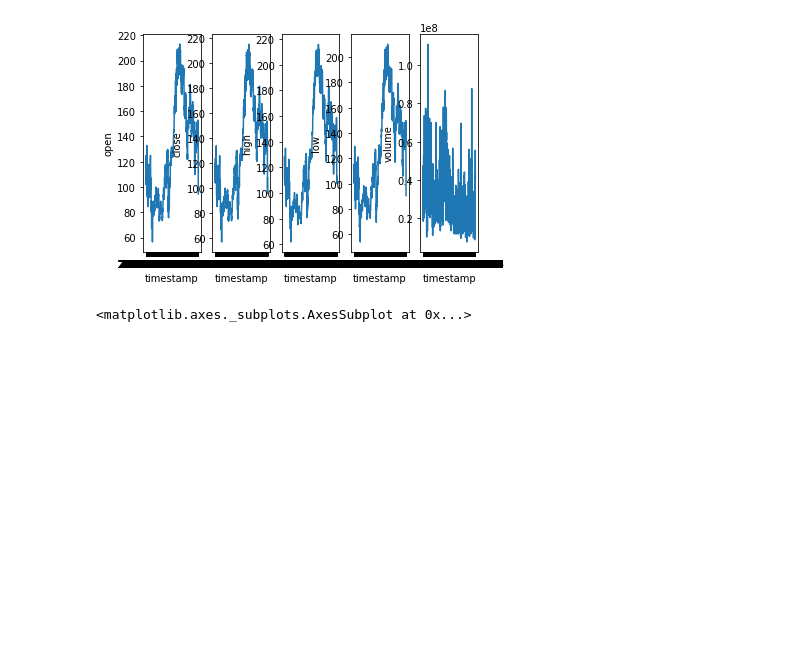
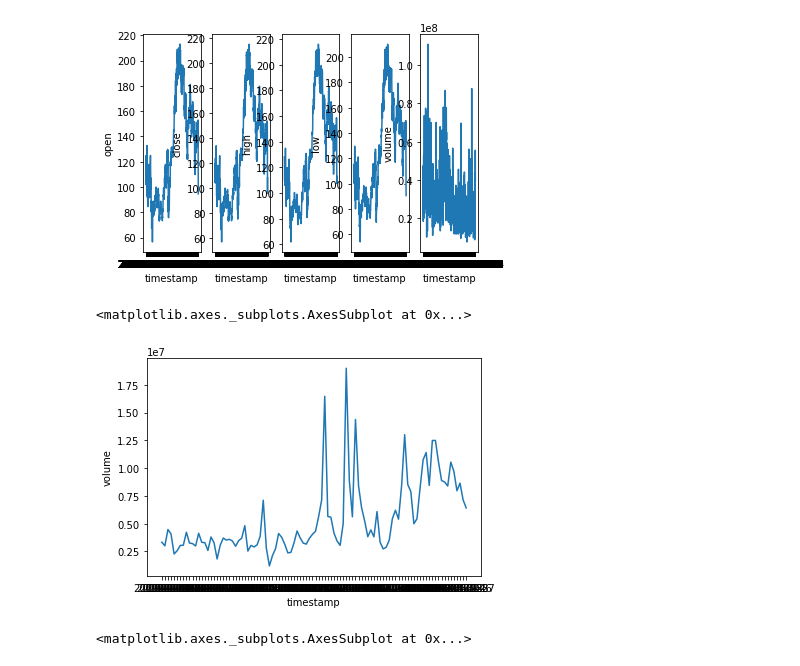
Before and after one commit to 2019aliu/HooHacks2020, a Jupyter notebook: Notebooks/StocksNotebooks/CSVVantageStocks.ipynb, the cells around one changed output. Saved outputs shown, nothing was run; the diff lists cells and outputs as text; code cells hidden in the pictures; blank space fills up the shorter version.

```diff
--- a/Notebooks/StocksNotebooks/CSVVantageStocks.ipynb
+++ b/Notebooks/StocksNotebooks/CSVVantageStocks.ipynb
@@ -33,6 +44,11 @@ sns.lineplot(x='timestamp', y='volume', data=weekly_adjusted, ax=ax[4])
 # %% [output]
 <matplotlib.axes._subplots.AxesSubplot at 0x...>
 [figure]
+# %%
+sns.lineplot(x='timestamp', y='volume', data=daily_adjusted)
+# %% [output]
+<matplotlib.axes._subplots.AxesSubplot at 0x...>
+[figure, added]
 # %%
 # Monthly Adjusted
 fig, ax = plt.subplots(1,5)
```
Also changed, not shown: parts of 4 cells of this notebook, 16 other files.
